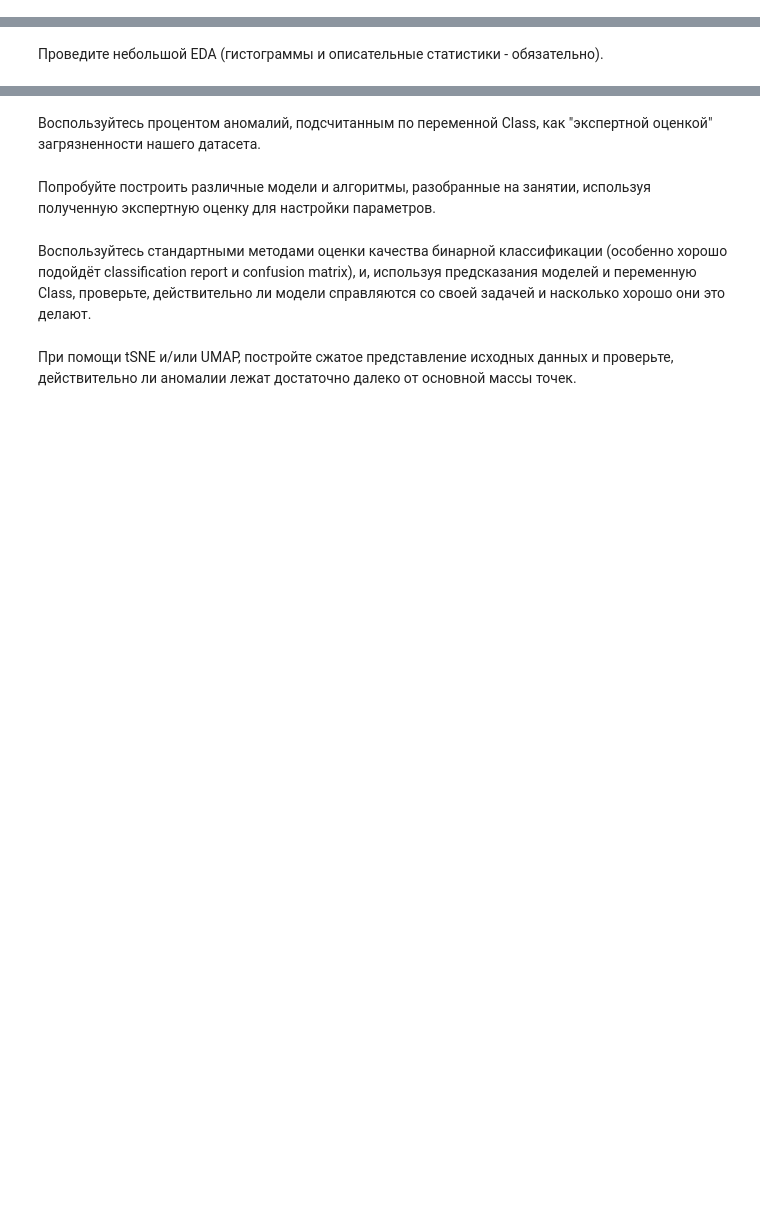
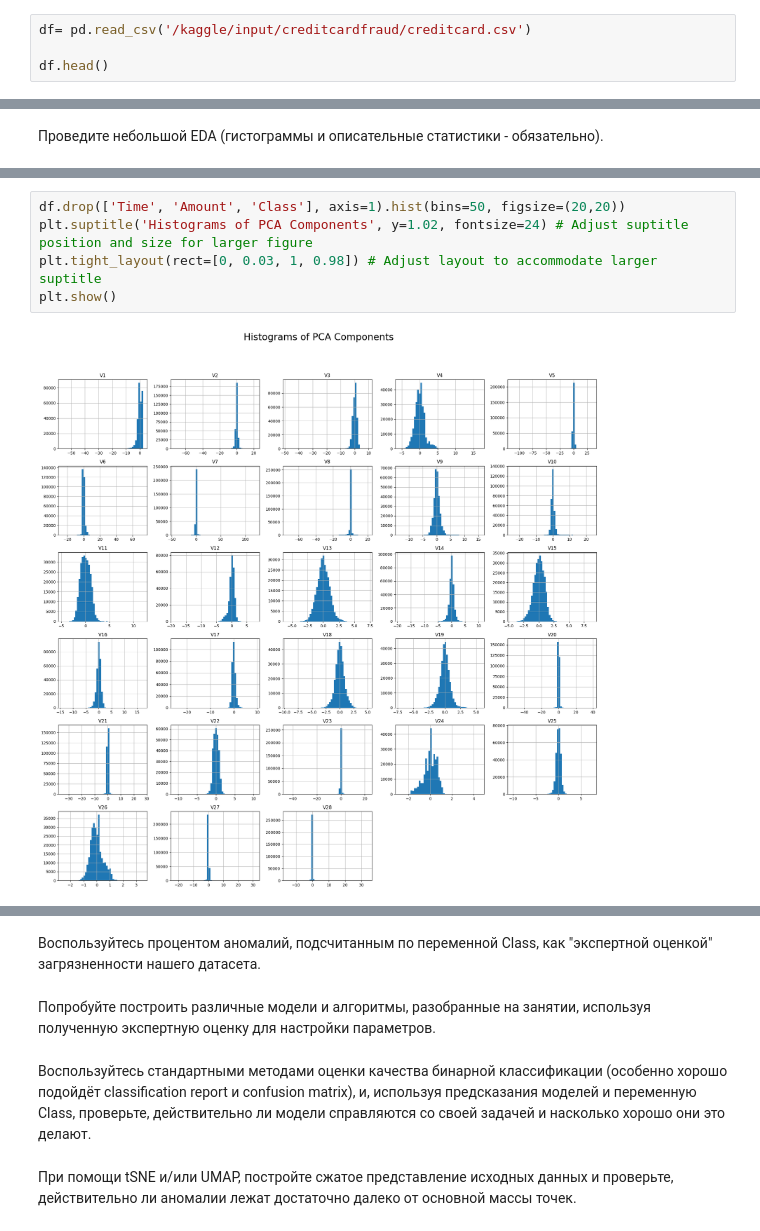
Before and after one commit to Evans-Sense/pet, a Jupyter notebook: Hometask_3_MLPro2025.ipynb, the cells around one changed output, grey strips where cells are left out. Cells and saved outputs as stored; diff of their text form; blank space fills up the shorter version.

```diff
--- a/Hometask_3_MLPro2025.ipynb
+++ b/Hometask_3_MLPro2025.ipynb
@@ -7,0 +45,4 @@
+# %%
+df= pd.read_csv('/kaggle/input/creditcardfraud/creditcard.csv')
+
+df.head()
@@ -9,0 +92,7 @@
+# %%
+df.drop(['Time', 'Amount', 'Class'], axis=1).hist(bins=50, figsize=(20,20))
+plt.suptitle('Histograms of PCA Components', y=1.02, fontsize=24) # Adjust suptitle position and size for larger figure
+plt.tight_layout(rect=[0, 0.03, 1, 0.98]) # Adjust layout to accommodate larger suptitle
+plt.show()
+# %% [output]
+[figure, added]
```
Also changed, not shown: parts of 10 cells of this notebook.
